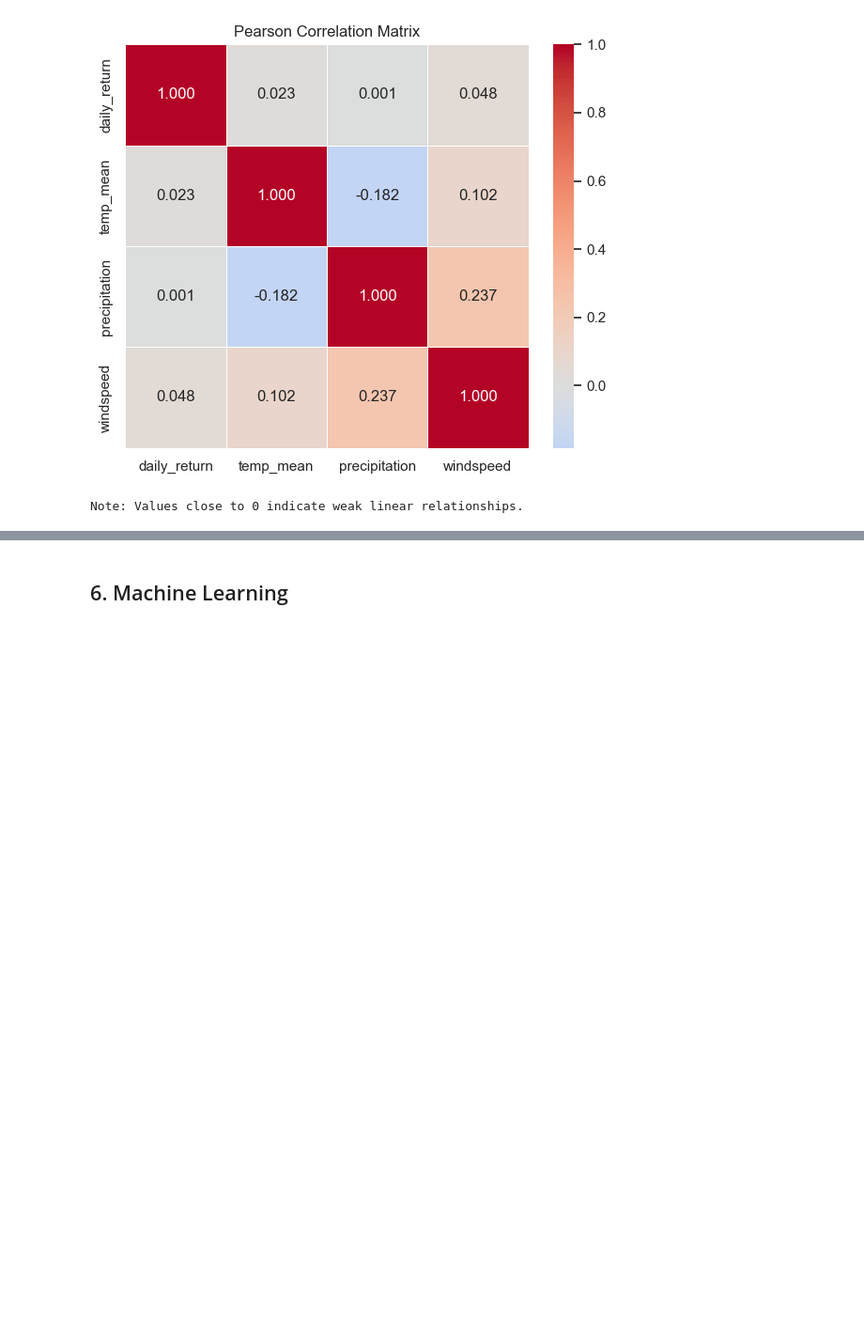
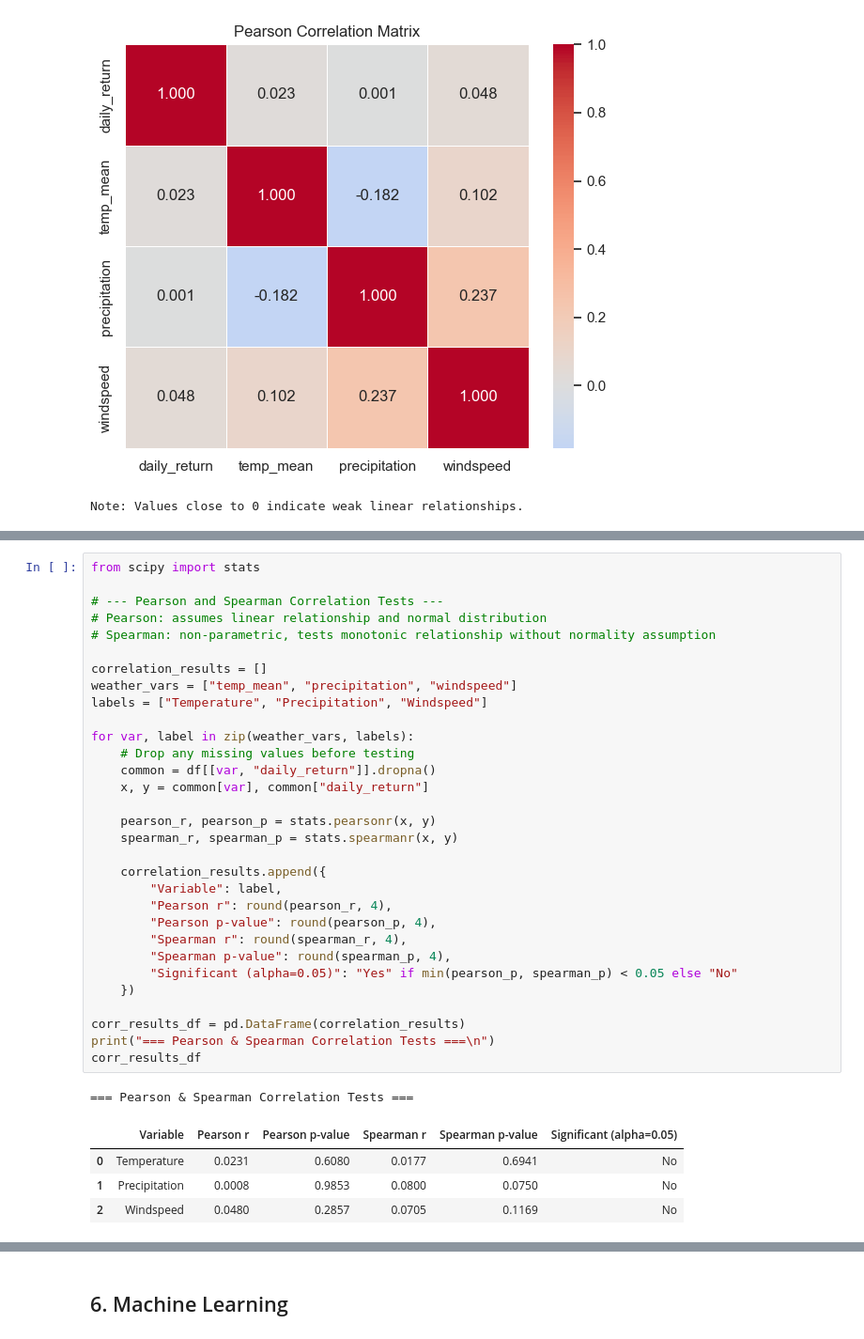
Before and after one commit to emreaks13/DSA210-project, a Jupyter notebook: Eda.ipynb, the cells around one changed output, grey strips where cells are left out. Shown at 94% size. Saved outputs shown, nothing was run; the diff lists cells and outputs as text; blank space fills up the shorter version.

Commit message:
Add hypothesis testing: Pearson/Spearman correlation, Mann-Whitney U, and t-test

```diff
--- a/Eda.ipynb
+++ b/Eda.ipynb
@@ -220,0 +229,37 @@ Note: Values close to 0 indicate weak linear relationships.
+# %%
+from scipy import stats
+
+# --- Pearson and Spearman Correlation Tests ---
+# Pearson: assumes linear relationship and normal distribution
+# Spearman: non-parametric, tests monotonic relationship without normality assumption
+
+correlation_results = []
+weather_vars = ["temp_mean", "precipitation", "windspeed"]
+labels = ["Temperature", "Precipitation", "Windspeed"]
+
+for var, label in zip(weather_vars, labels):
+    # Drop any missing values before testing
+    common = df[[var, "daily_return"]].dropna()
+    x, y = common[var], common["daily_return"]
+
+    pearson_r, pearson_p = stats.pearsonr(x, y)
+    spearman_r, spearman_p = stats.spearmanr(x, y)
+
+    correlation_results.append({
+        "Variable": label,
+        "Pearson r": round(pearson_r, 4),
+        "Pearson p-value": round(pearson_p, 4),
+        "Spearman r": round(spearman_r, 4),
+        "Spearman p-value": round(spearman_p, 4),
+        "Significant (alpha=0.05)": "Yes" if min(pearson_p, spearman_p) < 0.05 else "No"
+    })
+
+corr_results_df = pd.DataFrame(correlation_results)
+print("=== Pearson & Spearman Correlation Tests ===\n")
+corr_results_df
+# %% [output]
+=== Pearson & Spearman Correlation Tests ===
+|  | Variable | Pearson r | Pearson p-value | Spearman r | Spearman p-value | Significant (alpha=0.05) |
+| 0 | Temperature | 0.0231 | 0.6080 | 0.0177 | 0.6941 | No |
+| 1 | Precipitation | 0.0008 | 0.9853 | 0.0800 | 0.0750 | No |
+| 2 | Windspeed | 0.0480 | 0.2857 | 0.0705 | 0.1169 | No |
```
Also changed, not shown: parts of 4 cells of this notebook.
